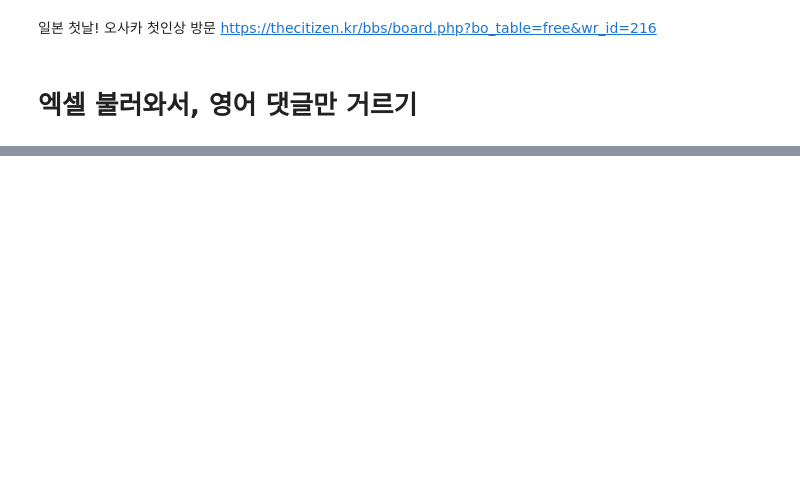
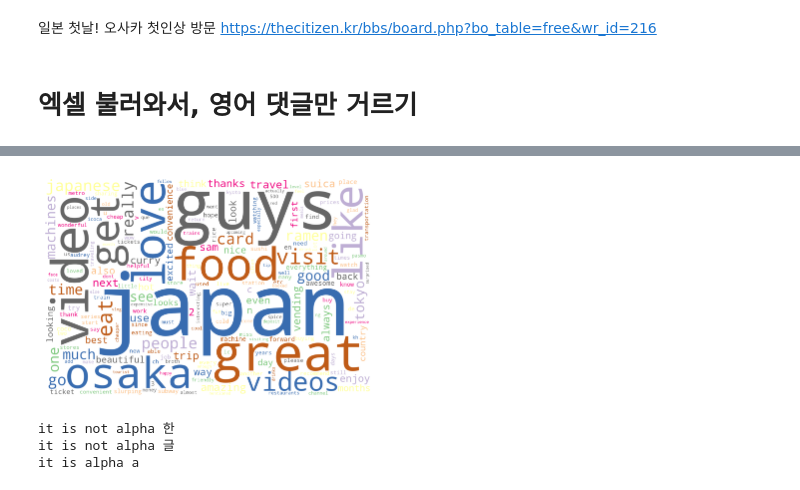
Before and after one commit to hibobo98/Toy_project, a Jupyter notebook: youtube_comments.ipynb, the cells around one changed output, grey strips where cells are left out. Cells and saved outputs as stored; diff of their text form; code cells hidden in the pictures; blank space fills up the shorter version.

```diff
--- a/youtube_comments.ipynb
+++ b/youtube_comments.ipynb
@@ -81,0 +147,6 @@ youtube_pd.to_excel('youtube.xlsx')
+# %%
+# 2차원 리스트로 저장되어 있는 것을 그냥 리스트에 1차원으로 다 저장
+new = []
+for i in l:
+    for j in range(len(i)):
+        new.append(i[j])
@@ -81,0 +156,7 @@ youtube_pd.to_excel('youtube.xlsx')
+# %%
+# 모든 문자를 소문자로 바꾸기
+# 글자 수 셀 때 소문자 대문자 구분없이 동일한 단어를 세기 위함
+word = []
+for i in new:
+    word.append(i.lower())
+print(word)
@@ -81,0 +167,10 @@ youtube_pd.to_excel('youtube.xlsx')
+# %%
+result = []
+stop_words = set(stopwords.words('english'))
+
+for i in word:
+    if i not in stop_words:
+        result.append(i)
+
+print("불용어 제거 전",len(word))
+print("불용어 제거 후",len(result))
@@ -81,0 +193,5 @@ youtube_pd.to_excel('youtube.xlsx')
+# %%
+# 글자 수 세기
+count = Counter(result)
+word = dict(count.most_common())
+print(word)
@@ -81,0 +218,15 @@ youtube_pd.to_excel('youtube.xlsx')
+# %%
+# word cloud
+import matplotlib
+matplotlib.rc('font', family='D2coding')
+set_matplotlib_formats('retina')
+matplotlib.rc('axes', unicode_minus = False)
+
+wordcloud = WordCloud(
+background_color='white',colormap = "Accent_r", width=1500, \
+height=1000).generate_from_frequencies(word)
+plt.imshow(wordcloud)
+plt.axis('off')
+plt.show()
+# %% [output]
+[figure, added]
@@ -81,0 +257,13 @@ youtube_pd.to_excel('youtube.xlsx')
+# %%
+# 연습 : 한글, 영어 구분하기
+word = '한글a'
+for i in word:
+    if i.encode().isalpha():
+        print("it is alpha",i)
+
+    else:
+        print("it is not alpha",i)
+# %% [output]
+it is not alpha 한
+it is not alpha 글
+it is alpha a
```
Also changed, not shown: parts of 18 cells of this notebook.
